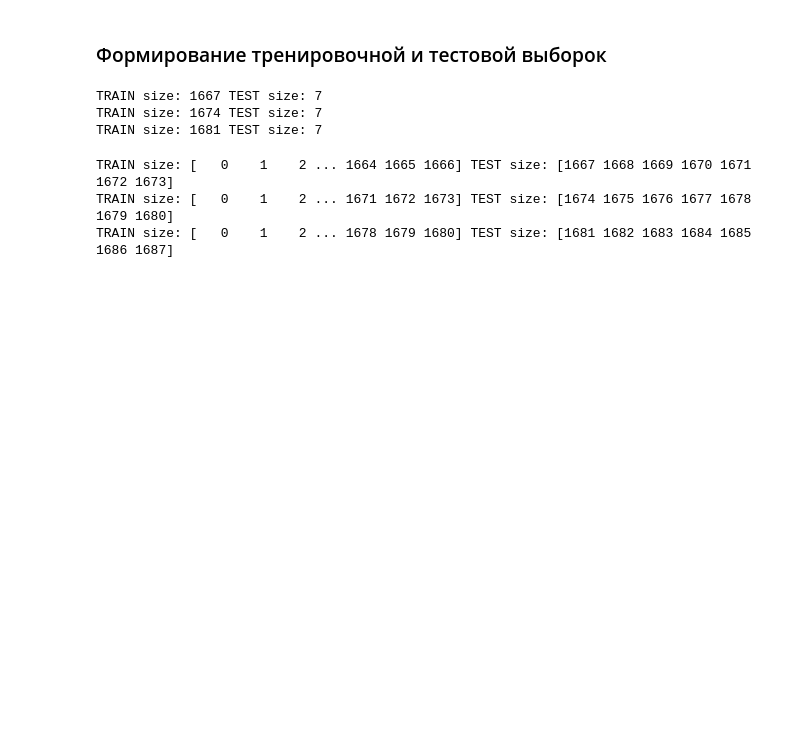
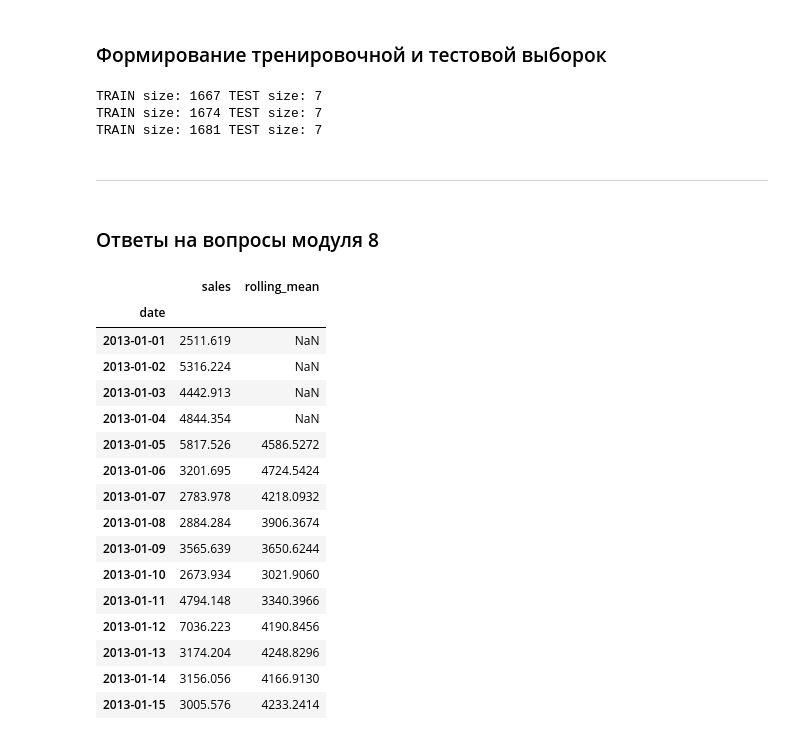
Before and after one commit to hotdonkey/data_science, a Jupyter notebook: Python/PDA-2/time_series_task.ipynb, the cells around one changed output. Cells and saved outputs as stored; diff of their text form; code cells hidden in the pictures; blank space fills up the shorter version.

```diff
--- a/Python/PDA-2/time_series_task.ipynb
+++ b/Python/PDA-2/time_series_task.ipynb
@@ -118,11 +117,7 @@ for train_index, test_index in train_test_groups:
 TRAIN size: 1667 TEST size: 7
 TRAIN size: 1674 TEST size: 7
 TRAIN size: 1681 TEST size: 7
-# %%
-train_test_groups = tscv.split(df_25["sales"])
-for train_index, test_index in train_test_groups:
-    print("TRAIN size:", (train_index), "TEST size:", (test_index))
-# %% [output]
-TRAIN size: [   0    1    2 ... 1664 1665 1666] TEST size: [1667 1668 1669 1670 1671 1672 1673]
-TRAIN size: [   0    1    2 ... 1671 1672 1673] TEST size: [1674 1675 1676 1677 1678 1679 1680]
-TRAIN size: [   0    1    2 ... 1678 1679 1680] TEST size: [1681 1682 1683 1684 1685 1686 1687]
+# %% [markdown]
+---
+# %% [markdown]
+### Ответы на вопросы модуля 8
@@ -128,0 +127,22 @@ TRAIN size: [   0    1    2 ... 1678 1679 1680] TEST size: [1681 1682 1683 1684
+# %%
+# Постройте скользящее среднее c окном 5.
+data["rolling_mean"] = data.rolling(window=5, min_periods=1).mean()
+data.head(15)
+# %% [output]
+|  | sales | rolling_mean |
+| date |  |  |
+| 2013-01-01 | 2511.619 | NaN |
+| 2013-01-02 | 5316.224 | NaN |
+| 2013-01-03 | 4442.913 | NaN |
+| 2013-01-04 | 4844.354 | NaN |
+| 2013-01-05 | 5817.526 | 4586.5272 |
+| 2013-01-06 | 3201.695 | 4724.5424 |
+| 2013-01-07 | 2783.978 | 4218.0932 |
+| 2013-01-08 | 2884.284 | 3906.3674 |
+| 2013-01-09 | 3565.639 | 3650.6244 |
+| 2013-01-10 | 2673.934 | 3021.9060 |
+| 2013-01-11 | 4794.148 | 3340.3966 |
+| 2013-01-12 | 7036.223 | 4190.8456 |
+| 2013-01-13 | 3174.204 | 4248.8296 |
+| 2013-01-14 | 3156.056 | 4166.9130 |
+| 2013-01-15 | 3005.576 | 4233.2414 |
```
Also changed, not shown: parts of 6 cells of this notebook, 2 other files.
